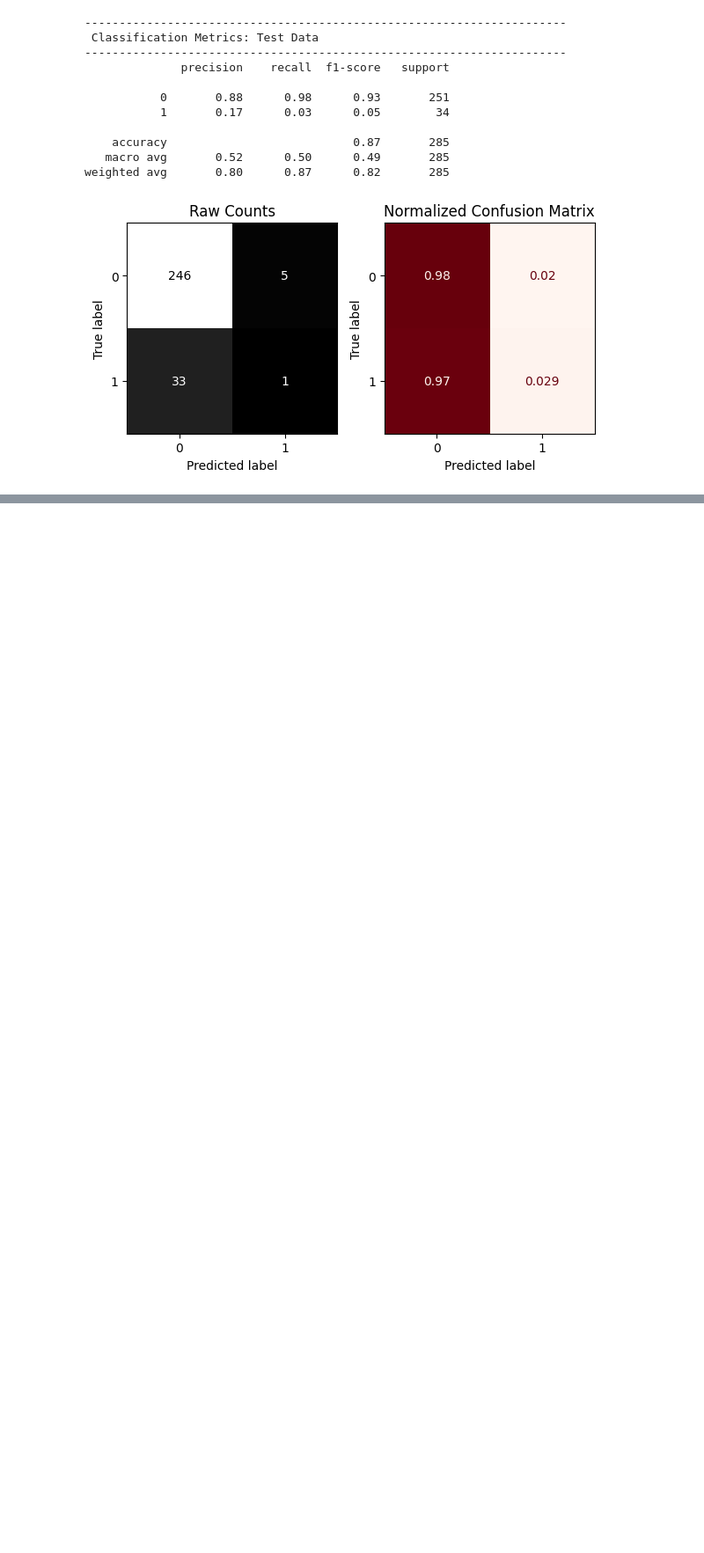
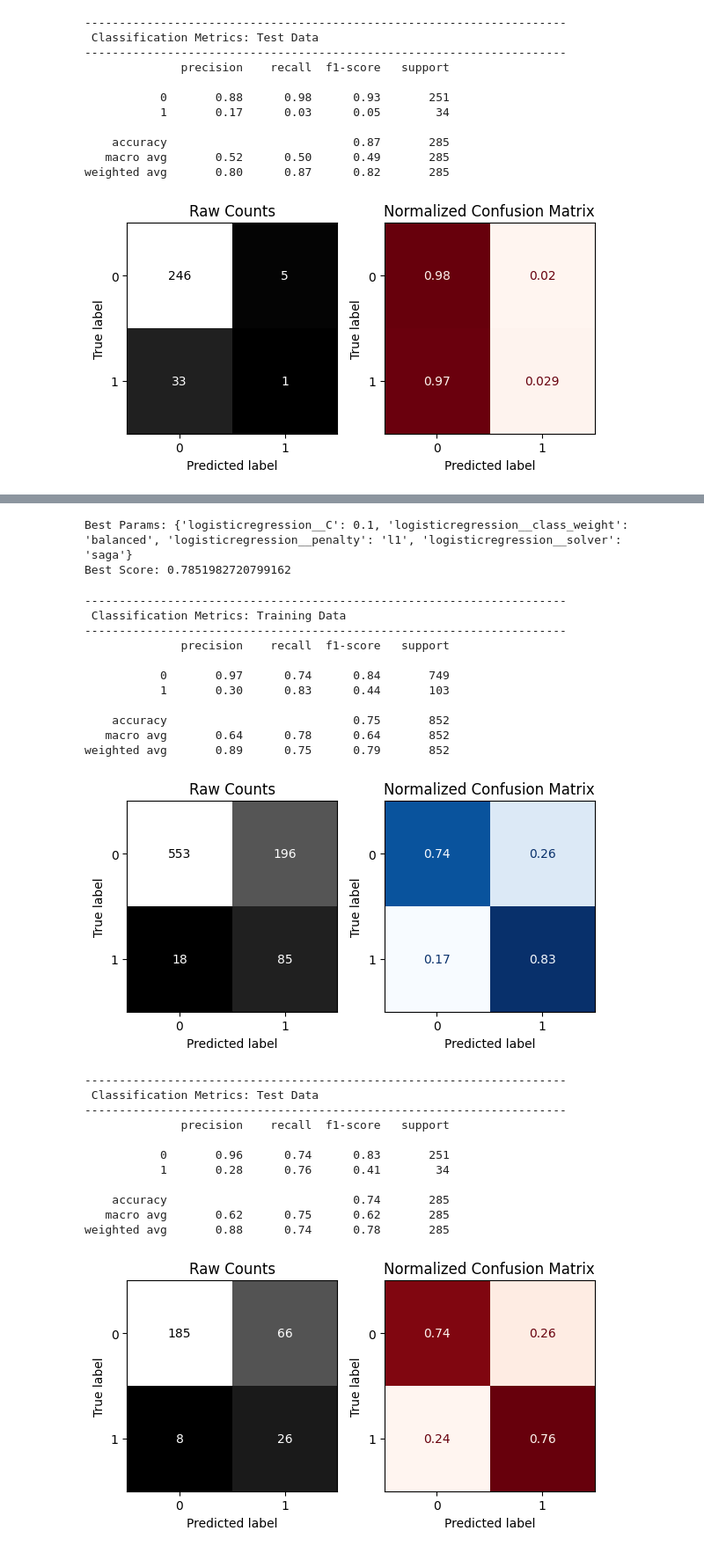
Before and after one commit to laramutair/Classification-model-learning, a Jupyter notebook: Stroke_Classification_Dataset.ipynb, the cells around one changed output, grey strips where cells are left out. Shown at 88% size. Cells and saved outputs as stored; diff of their text form; code cells hidden in the pictures; blank space fills up the shorter version.

```diff
--- a/Stroke_Classification_Dataset.ipynb
+++ b/Stroke_Classification_Dataset.ipynb
@@ -460,0 +414,40 @@ weighted avg       0.80      0.87      0.82       285
+# %%
+# Params compatible with penality='elasticnet'
+elasticnet_params = {'logisticregression__solver' : ['saga'],
+               'logisticregression__penalty' : ['elasticnet'],
+                'logisticregression__l1_ratio': [0, 0.1, 0.2, 0.3, 0.4,
+                                                 0.5, 0.6, 0.7, 0.8, 0.9, 1],
+                     'logisticregression__class_weight': ['balanced', None]}
+# Params compatible with penality='l2'
+l2_params = {'logisticregression__solver': ['lbfgs', 'liblinear', 'newton-cg',
+                                            'newton-cholesky', 'sag', 'saga'],
+                  'logisticregression__penalty' : ['l2'],
+                  'logisticregression__C': [0.0001, 0.001, 0.01, 0.1,
+                                            1, 10, 100, 1000],
+             'logisticregression__class_weight': ['balanced', None] }
+# Params compatible with penality='l1'
+l1_params = {'logisticregression__solver' : ['liblinear', 'saga'],
+               'logisticregression__penalty' : ['l1'],
+                'logisticregression__C': [0.0001, 0.001, 0.01, 0.1, 1,
+                                          10, 100, 1000],
+             'logisticregression__class_weight': ['balanced', None]}
+none_params = {
+    'logisticregression__solver': ['lbfgs', 'saga', 'sag', 'newton-cg'],
+    'logisticregression__penalty': [None],
+    'logisticregression__class_weight': ['balanced', None]
+}
+
+# Now make a list of the param dictionaries
+param_grid = [l2_params, l1_params, elasticnet_params, none_params]
+# %%
+logreg_tuned = LogisticRegression(random_state=42, max_iter=1000)
+logreg_tuned_pipe = make_pipeline(preprocessor, logreg_tuned)
+
+grid_logreg = GridSearchCV(
+    logreg_tuned_pipe,
+    param_grid,
+    scoring='recall_macro',
+    cv=3,
+    n_jobs=-1
+)
+grid_logreg.fit(X_train, y_train)
@@ -460,0 +472,33 @@ weighted avg       0.80      0.87      0.82       285
+# %%
+print("Best Params:", grid_logreg.best_params_)
+print("Best Score:", grid_logreg.best_score_)
+# %% [output]
+Best Params: {'logisticregression__C': 0.1, 'logisticregression__class_weight': 'balanced', 'logisticregression__penalty': 'l1', 'logisticregression__solver': 'saga'}
+Best Score: 0.7851982720799162
+# %%
+evaluate_classification(grid_logreg, X_train, y_train, X_test, y_test)
+# %% [output]
+----------------------------------------------------------------------
+ Classification Metrics: Training Data
+----------------------------------------------------------------------
+              precision    recall  f1-score   support
+
+           0       0.97      0.74      0.84       749
+           1       0.30      0.83      0.44       103
+
+    accuracy                           0.75       852
+   macro avg       0.64      0.78      0.64       852
+weighted avg       0.89      0.75      0.79       852
+[figure, added]
+----------------------------------------------------------------------
+ Classification Metrics: Test Data
+----------------------------------------------------------------------
+              precision    recall  f1-score   support
+
+           0       0.96      0.74      0.83       251
+           1       0.28      0.76      0.41        34
+
+    accuracy                           0.74       285
+   macro avg       0.62      0.75      0.62       285
+weighted avg       0.88      0.74      0.78       285
+[figure, added]
```
Also changed, not shown: parts of 18 cells of this notebook.
